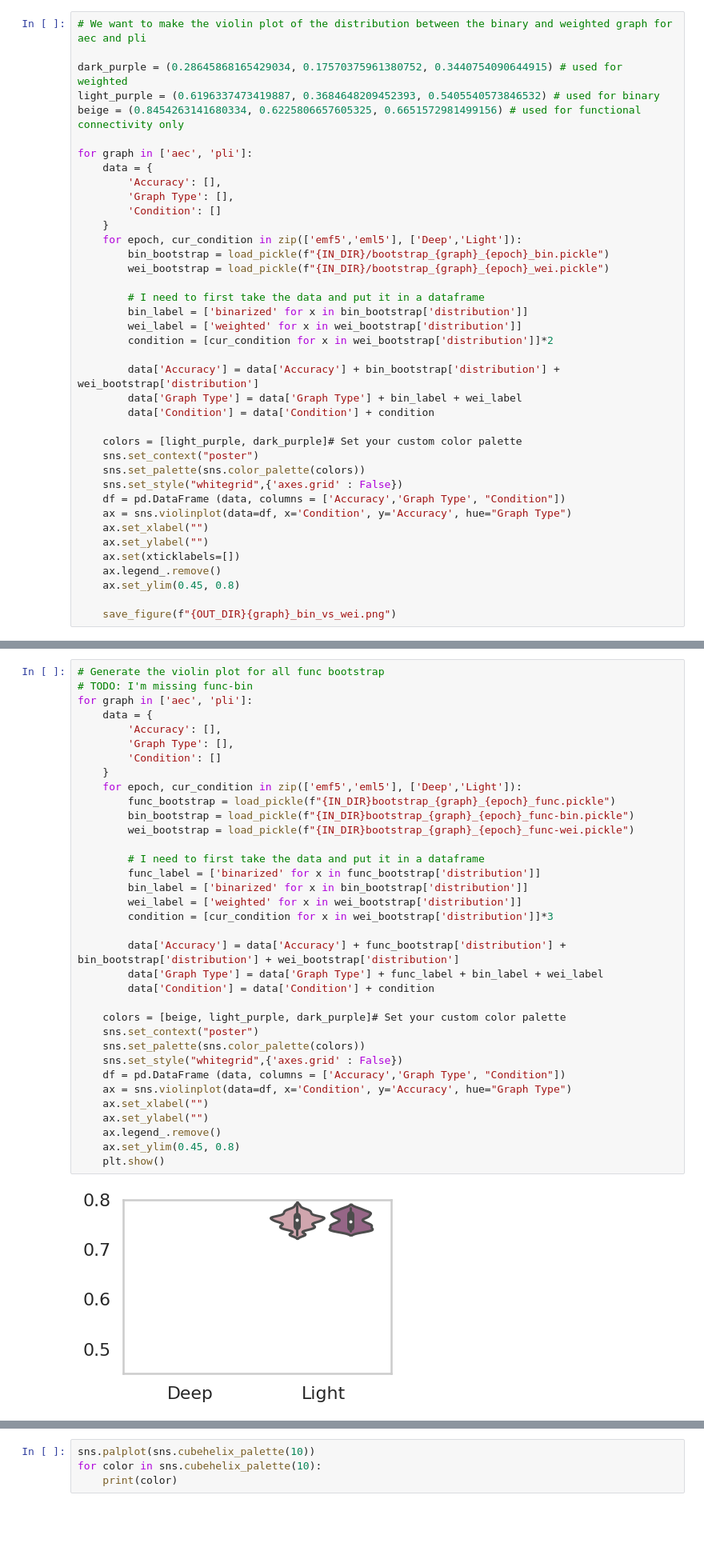
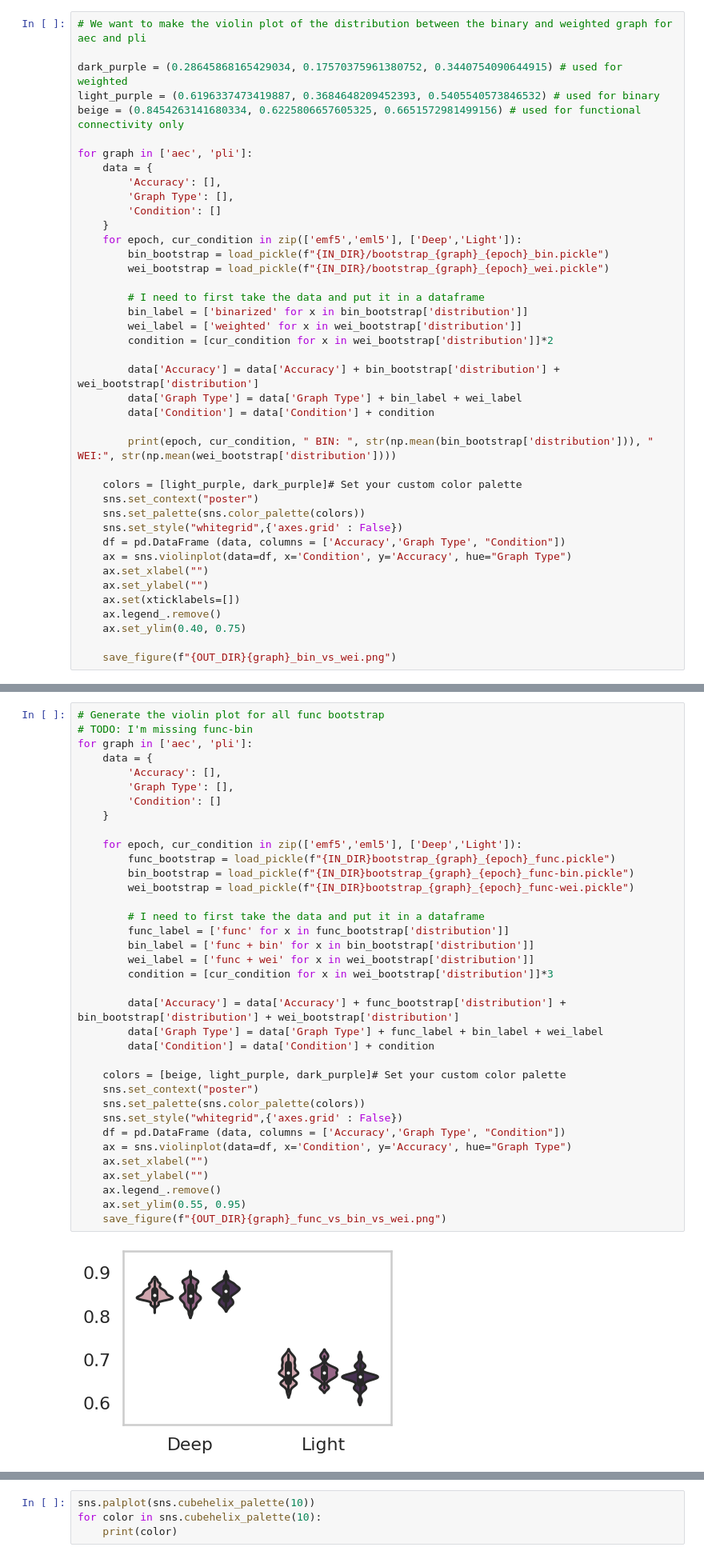
Before and after one commit to BIAPT/AEC-wPLI-comparison, a Jupyter notebook: milestones/2_ohbm_2020_poster_presentation/generate_visualization.ipynb, the cells around one changed output, grey strips where cells are left out. Shown at 80% size. Cells and saved outputs as stored; diff of their text form; blank space fills up the shorter version.

```diff
--- a/milestones/2_ohbm_2020_poster_presentation/generate_visualization.ipynb
+++ b/milestones/2_ohbm_2020_poster_presentation/generate_visualization.ipynb
@@ -51,6 +51,8 @@ for graph in ['aec', 'pli']:
         data['Graph Type'] = data['Graph Type'] + bin_label + wei_label
         data['Condition'] = data['Condition'] + condition
 
+        print(epoch, cur_condition, " BIN: ", str(np.mean(bin_bootstrap['distribution'])), " WEI:", str(np.mean(wei_bootstrap['distribution'])))
+
     colors = [light_purple, dark_purple]# Set your custom color palette
     sns.set_context("poster")
     sns.set_palette(sns.color_palette(colors))
@@ -61,7 +63,7 @@ for graph in ['aec', 'pli']:
     ax.set_ylabel("")
     ax.set(xticklabels=[])
     ax.legend_.remove()
-    ax.set_ylim(0.45, 0.8)
+    ax.set_ylim(0.40, 0.75)
 
     save_figure(f"{OUT_DIR}{graph}_bin_vs_wei.png")
 # %% [output]
@@ -75,36 +77,37 @@ Binarized, Weighted
 # Generate the violin plot for all func bootstrap
 # TODO: I'm missing func-bin
 for graph in ['aec', 'pli']:
     data = {
         'Accuracy': [],
         'Graph Type': [],
         'Condition': []
     }
+
     for epoch, cur_condition in zip(['emf5','eml5'], ['Deep','Light']):
         func_bootstrap = load_pickle(f"{IN_DIR}bootstrap_{graph}_{epoch}_func.pickle")
         bin_bootstrap = load_pickle(f"{IN_DIR}bootstrap_{graph}_{epoch}_func-bin.pickle")
         wei_bootstrap = load_pickle(f"{IN_DIR}bootstrap_{graph}_{epoch}_func-wei.pickle")
 
         # I need to first take the data and put it in a dataframe
-        func_label = ['binarized' for x in func_bootstrap['distribution']]
-        bin_label = ['binarized' for x in bin_bootstrap['distribution']]
-        wei_label = ['weighted' for x in wei_bootstrap['distribution']]
+        func_label = ['func' for x in func_bootstrap['distribution']]
+        bin_label = ['func + bin' for x in bin_bootstrap['distribution']]
+        wei_label = ['func + wei' for x in wei_bootstrap['distribution']]
         condition = [cur_condition for x in wei_bootstrap['distribution']]*3
 
         data['Accuracy'] = data['Accuracy'] + func_bootstrap['distribution'] + bin_bootstrap['distribution'] + wei_bootstrap['distribution']
         data['Graph Type'] = data['Graph Type'] + func_label + bin_label + wei_label
         data['Condition'] = data['Condition'] + condition
 
     colors = [beige, light_purple, dark_purple]# Set your custom color palette
     sns.set_context("poster")
     sns.set_palette(sns.color_palette(colors))
     sns.set_style("whitegrid",{'axes.grid' : False})
     df = pd.DataFrame (data, columns = ['Accuracy','Graph Type', "Condition"])
     ax = sns.violinplot(data=df, x='Condition', y='Accuracy', hue="Graph Type")
     ax.set_xlabel("")
     ax.set_ylabel("")
     ax.legend_.remove()
-    ax.set_ylim(0.45, 0.8)
-    plt.show()
+    ax.set_ylim(0.55, 0.95)
+    save_figure(f"{OUT_DIR}{graph}_func_vs_bin_vs_wei.png")
 # %% [output]
-[figure, old version]
+[figure, new version]
```
Also changed, not shown: parts of 4 cells of this notebook, 2 other files.
